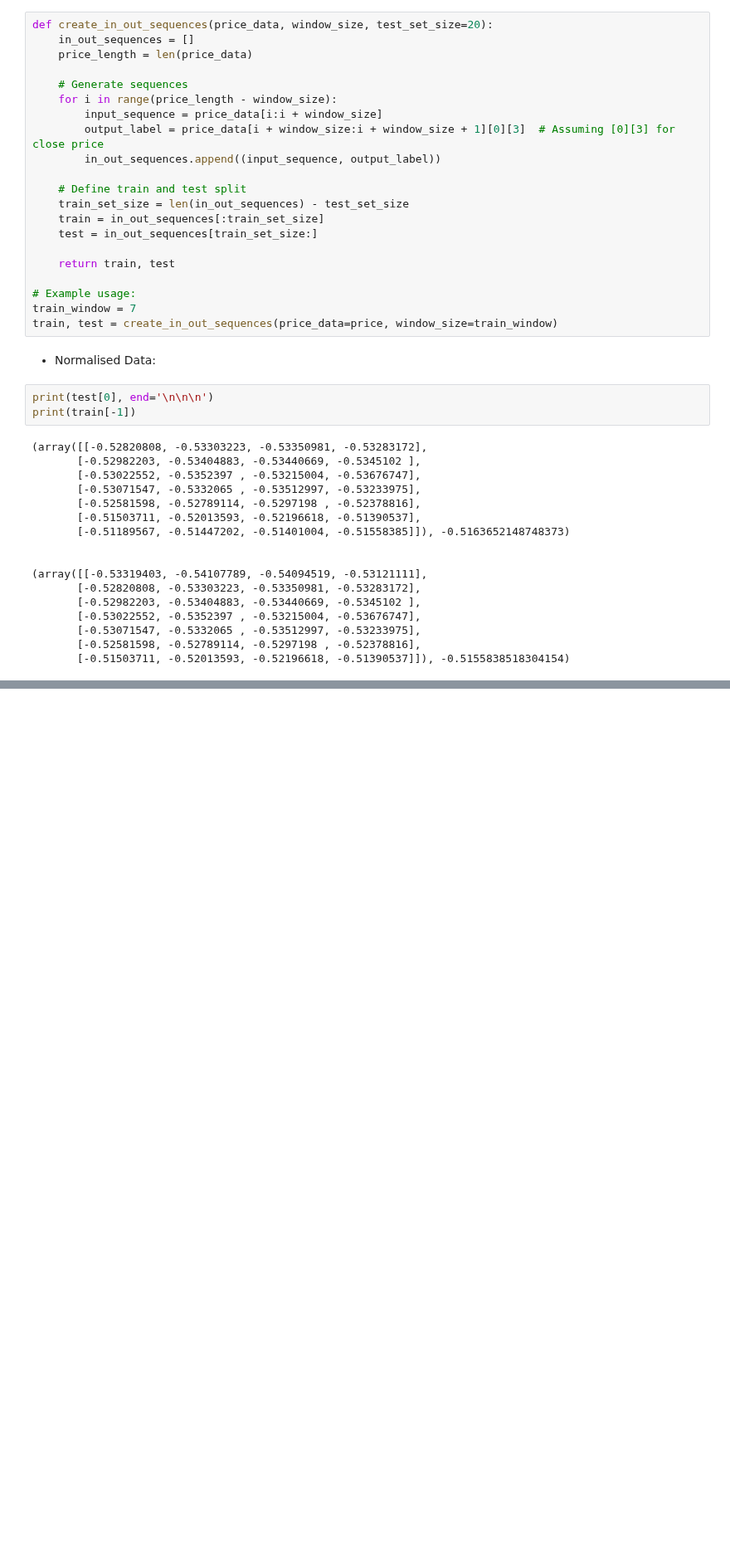
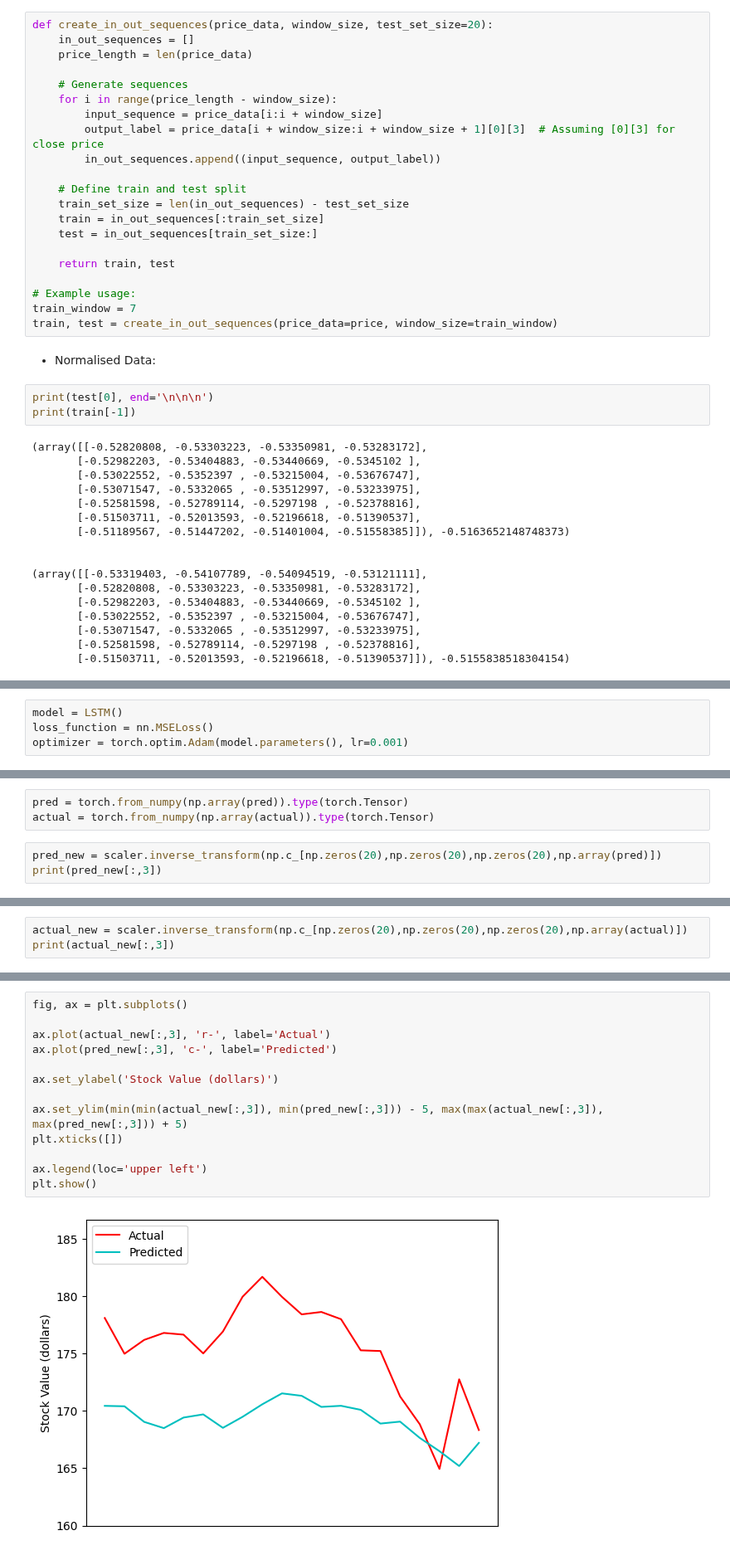
Before and after one commit to pri-cd/Data-Science-ML, a Jupyter notebook: Personal-Projects/LSTM-STOCK/Stock-Prediction.ipynb, the cells around one changed output, grey strips where cells are left out. Shown at 83% size. Saved outputs shown, nothing was run; the diff lists cells and outputs as text; blank space fills up the shorter version.

```diff
--- a/Personal-Projects/LSTM-STOCK/Stock-Prediction.ipynb
+++ b/Personal-Projects/LSTM-STOCK/Stock-Prediction.ipynb
@@ -259,0 +316,4 @@ print(train[-1])
+# %%
+model = LSTM()
+loss_function = nn.MSELoss()
+optimizer = torch.optim.Adam(model.parameters(), lr=0.001)
@@ -259,0 +417,6 @@ print(train[-1])
+# %%
+pred = torch.from_numpy(np.array(pred)).type(torch.Tensor)
+actual = torch.from_numpy(np.array(actual)).type(torch.Tensor)
+# %%
+pred_new = scaler.inverse_transform(np.c_[np.zeros(20),np.zeros(20),np.zeros(20),np.array(pred)])
+print(pred_new[:,3])
@@ -259,0 +428,3 @@ print(train[-1])
+# %%
+actual_new = scaler.inverse_transform(np.c_[np.zeros(20),np.zeros(20),np.zeros(20),np.array(actual)])
+print(actual_new[:,3])
@@ -259,0 +445,15 @@ print(train[-1])
+# %%
+fig, ax = plt.subplots()
+
+ax.plot(actual_new[:,3], 'r-', label='Actual')
+ax.plot(pred_new[:,3], 'c-', label='Predicted')
+
+ax.set_ylabel('Stock Value (dollars)')
+
+ax.set_ylim(min(min(actual_new[:,3]), min(pred_new[:,3])) - 5, max(max(actual_new[:,3]), max(pred_new[:,3])) + 5)
+plt.xticks([])
+
+ax.legend(loc='upper left')
+plt.show()
+# %% [output]
+[figure, added]
```
Also changed, not shown: parts of 10 cells of this notebook.
